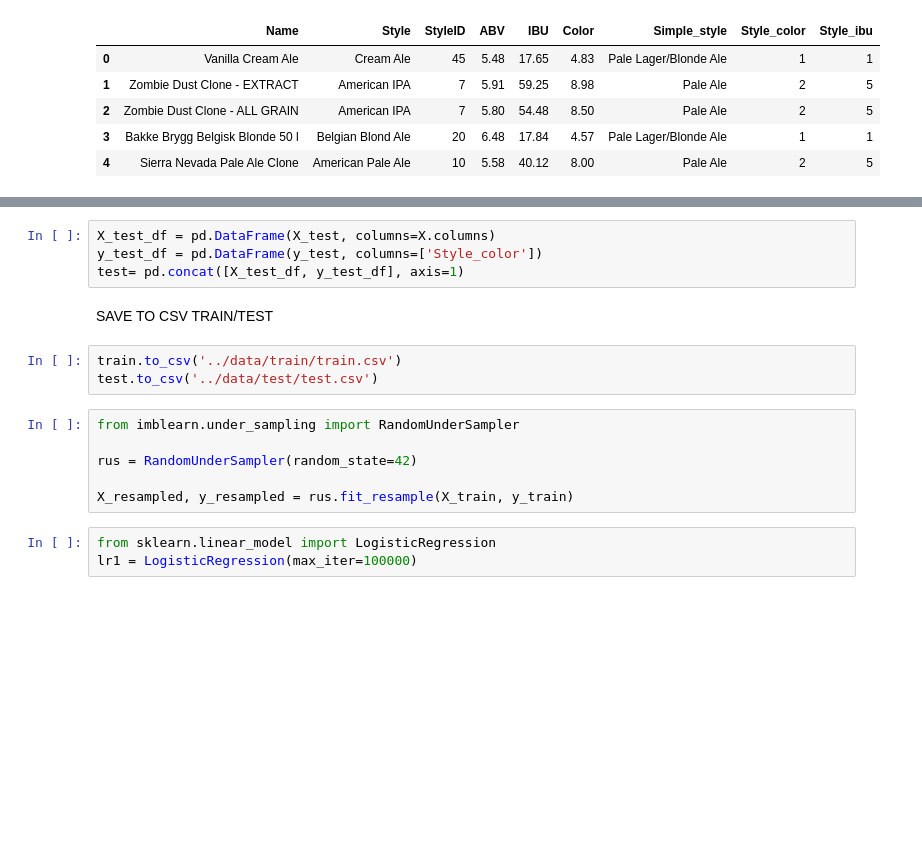
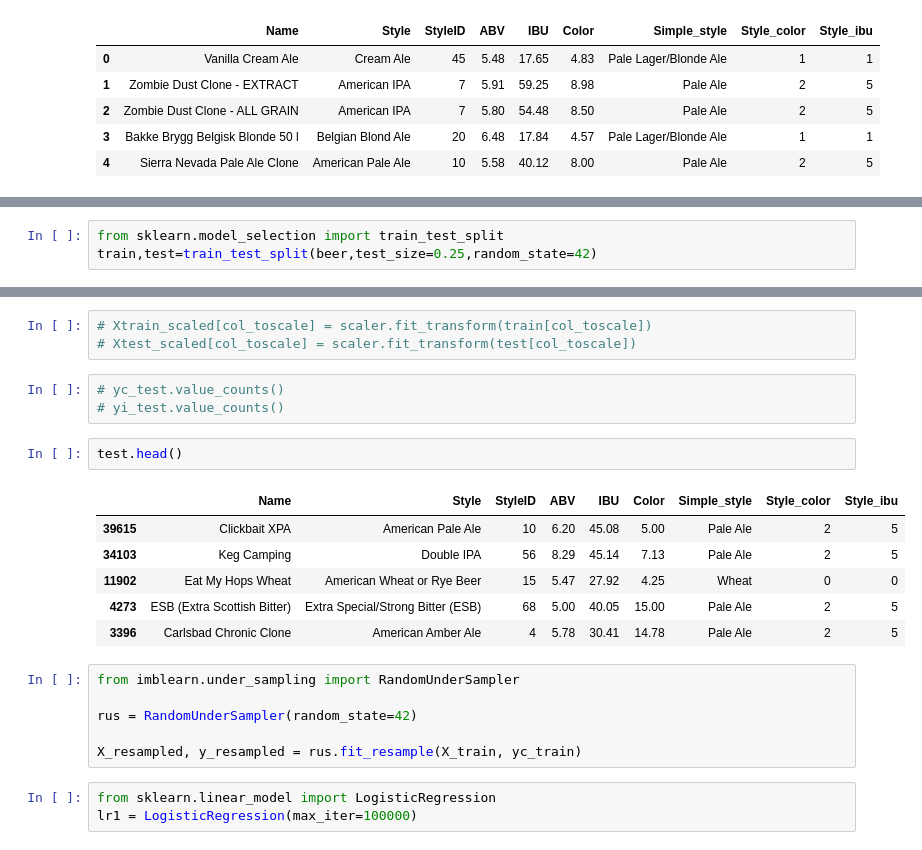
Before and after one commit to agui968/Predicting-Beer-Styles-with-Machine-Learning, a Jupyter notebook: notebooks/04Entrenamiento_evaluacion.ipynb, the cells around one changed output, grey strips where cells are left out. Cells and saved outputs as stored; diff of their text form; blank space fills up the shorter version.

```diff
--- a/notebooks/04Entrenamiento_evaluacion.ipynb
+++ b/notebooks/04Entrenamiento_evaluacion.ipynb
@@ -16,0 +50,3 @@ beer.head()
+# %%
+from sklearn.model_selection import train_test_split
+train,test=train_test_split(beer,test_size=0.25,random_state=42)
@@ -53,18 +77,24 @@ train = pd.concat([X_train_df, y_train_df], axis=1)
-# %%
-X_test_df = pd.DataFrame(X_test, columns=X.columns)
-y_test_df = pd.DataFrame(y_test, columns=['Style_color'])
-test= pd.concat([X_test_df, y_test_df], axis=1)
-# %% [markdown]
-SAVE TO CSV TRAIN/TEST
-# %%
-train.to_csv('../data/train/train.csv')
-test.to_csv('../data/test/test.csv')
+# %%
+# Xtrain_scaled[col_toscale] = scaler.fit_transform(train[col_toscale])
+# Xtest_scaled[col_toscale] = scaler.fit_transform(test[col_toscale])
+# %%
+# yc_test.value_counts()
+# yi_test.value_counts()
+# %%
+test.head()
+# %% [output]
+|  | Name | Style | StyleID | ABV | IBU | Color | Simple_style | Style_color | Style_ibu |
+| 39615 | Clickbait XPA | American Pale Ale | 10 | 6.20 | 45.08 | 5.00 | Pale Ale | 2 | 5 |
+| 34103 | Keg Camping | Double IPA | 56 | 8.29 | 45.14 | 7.13 | Pale Ale | 2 | 5 |
+| 11902 | Eat My Hops Wheat | American Wheat or Rye Beer | 15 | 5.47 | 27.92 | 4.25 | Wheat | 0 | 0 |
+| 4273 | ESB (Extra Scottish Bitter) | Extra Special/Strong Bitter (ESB) | 68 | 5.00 | 40.05 | 15.00 | Pale Ale | 2 | 5 |
+| 3396 | Carlsbad Chronic Clone | American Amber Ale | 4 | 5.78 | 30.41 | 14.78 | Pale Ale | 2 | 5 |
 # %%
 from imblearn.under_sampling import RandomUnderSampler
 
 rus = RandomUnderSampler(random_state=42)
 
-X_resampled, y_resampled = rus.fit_resample(X_train, y_train)
+X_resampled, y_resampled = rus.fit_resample(X_train, yc_train)
 # %%
 from sklearn.linear_model import LogisticRegression
 lr1 = LogisticRegression(max_iter=100000)
```
Also changed, not shown: parts of 36 cells of this notebook, 7 other files.
